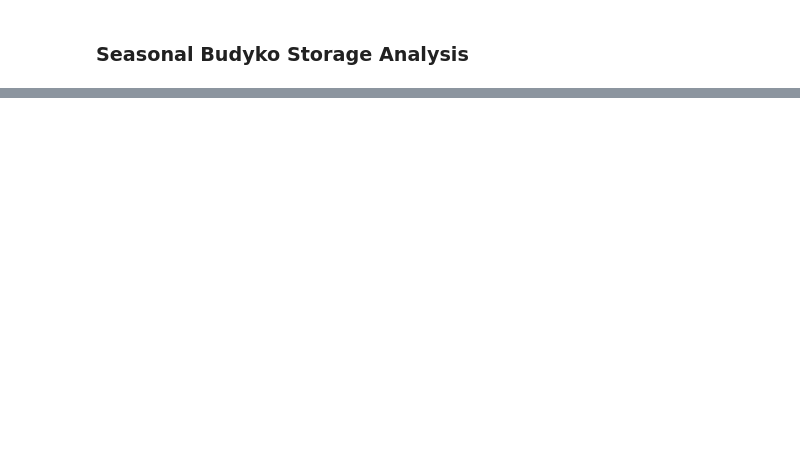
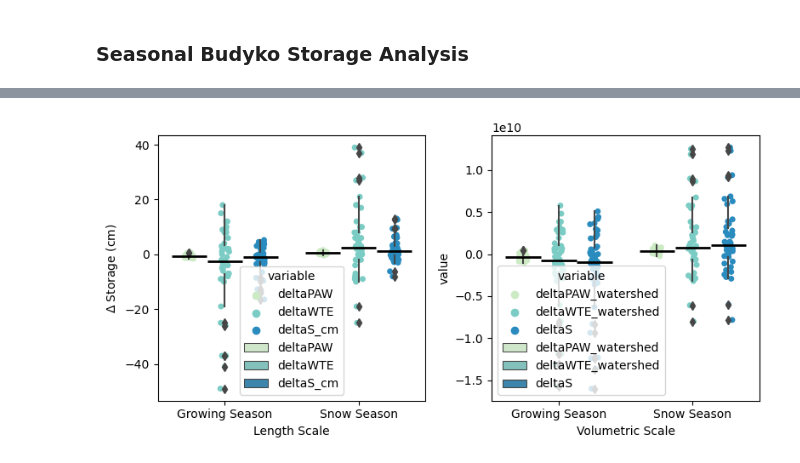
Before and after one commit to mwdjones/mef-snowhydro, a Jupyter notebook: Data and Codes/02_budykostorageanalysis.ipynb, the cells around one changed output, grey strips where cells are left out. Saved outputs shown, nothing was run; the diff lists cells and outputs as text; code cells hidden in the pictures; blank space fills up the shorter version.

```diff
--- a/Data and Codes/02_budykostorageanalysis.ipynb
+++ b/Data and Codes/02_budykostorageanalysis.ipynb
@@ -653,0 +833,9 @@ plt.savefig('../Figures/HistoricalFigs/seasonalBudykoCurves.pdf', bbox_inches =
+# %%
+#Subset and melt data for boxplots
+budyko_seasonal_cm = budyko_seasonal[['YEAR', 'Season', 'deltaPAW', 'deltaWTE', 'deltaS_cm']]
+budyko_seasonal_vol = budyko_seasonal[['YEAR', 'Season', 'deltaPAW_watershed', 'deltaWTE_watershed', 'deltaS']]
+
+budyko_seasonal_cm = budyko_seasonal_cm.melt(id_vars = ['YEAR', 'Season'], value_vars = ['deltaPAW', 'deltaWTE', 'deltaS_cm'])
+budyko_seasonal_vol = budyko_seasonal_vol.melt(id_vars = ['YEAR', 'Season'], value_vars = ['deltaPAW_watershed', 'deltaWTE_watershed', 'deltaS'])
+
+budyko_seasonal_vol.head()
@@ -653,0 +849,35 @@ plt.savefig('../Figures/HistoricalFigs/seasonalBudykoCurves.pdf', bbox_inches =
+# %%
+'''Plot Change in Storage'''
+fig, [ax, ax1] = plt.subplots(1, 2, figsize = (8, 4),
+                                   sharex = True,
+                                   layout = 'tight')
+
+sns.stripplot(data = budyko_seasonal_cm, x = 'Season', y = 'value', hue = 'variable',
+            dodge = True,
+            palette = 'GnBu',
+            zorder = 0, ax = ax)
+sns.boxplot(data = budyko_seasonal_cm,  x = 'Season', y = 'value', hue = 'variable',
+            showbox = False, showcaps = False, dodge = True,
+            palette = 'GnBu',
+            medianprops={"color": "k", "linewidth": 2},
+            ax = ax, zorder = 1)
+
+sns.stripplot(data = budyko_seasonal_vol, x = 'Season', y = 'value', hue = 'variable',
+            dodge = True,
+            palette = 'GnBu',
+            zorder = 0, ax = ax1)
+sns.boxplot(data = budyko_seasonal_vol,  x = 'Season', y = 'value', hue = 'variable',
+            showbox = False, showcaps = False,
+            dodge = True,
+            palette = 'GnBu',
+            medianprops={"color": "k", "linewidth": 2},
+            ax = ax1, zorder = 1)
+
+ax.set_ylabel(r'$\Delta$ Storage (cm)')
+ax.set_xlabel('Length Scale')
+ax1.set_xlabel('Volumetric Scale')
+ax.set_xticklabels(['Growing Season', 'Snow Season'])
+
+plt.savefig('../Figures/HistoricalFigs/seasonalStorageBreakdown.pdf', bbox_inches = 'tight')
+# %% [output]
+[figure, added]
```
Also changed, not shown: parts of 15 cells of this notebook, 12 other files.
